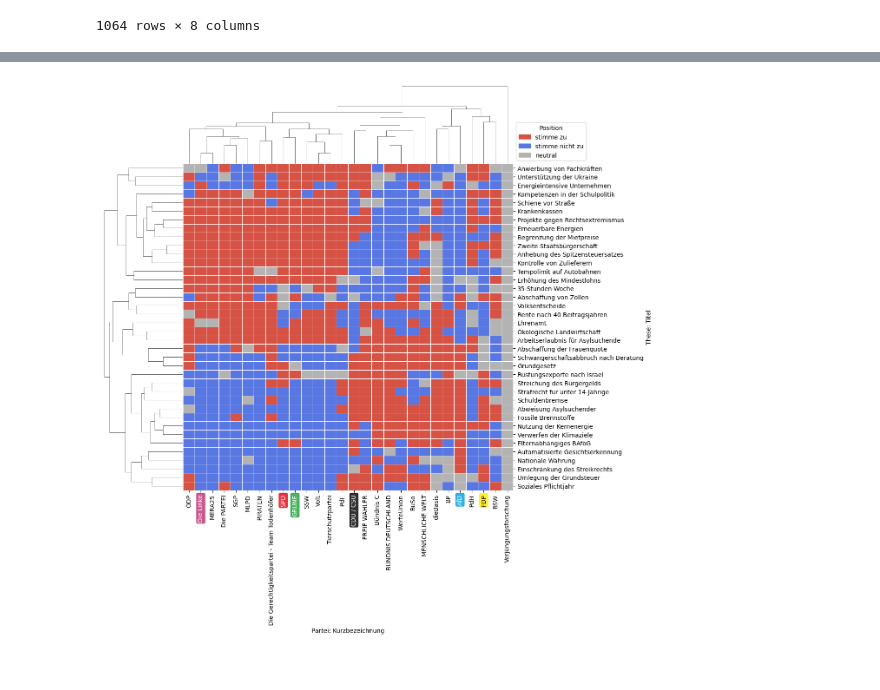
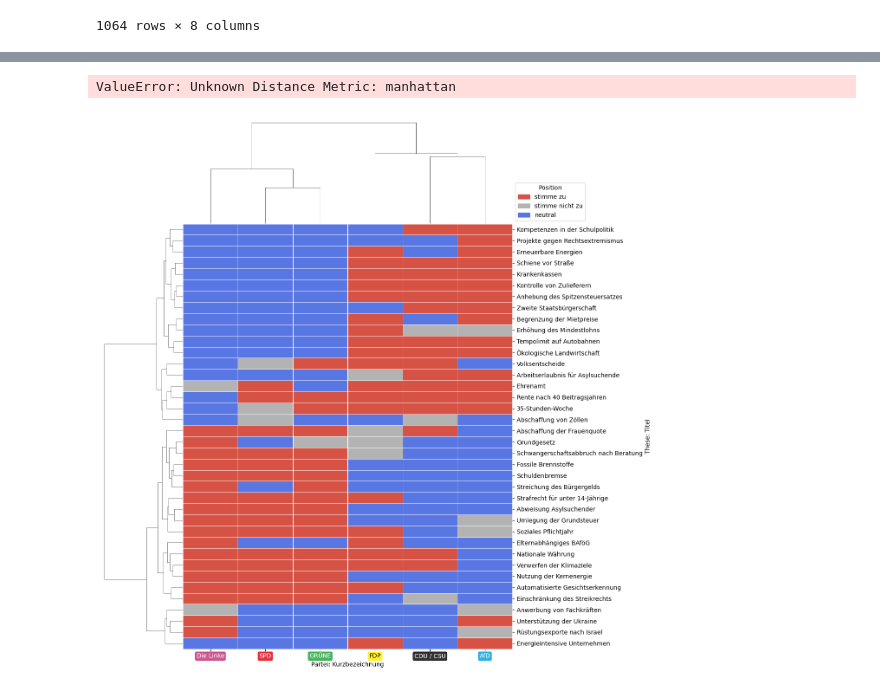
Before and after one commit to AndelasOne/clustering-wahl-o-mat, a Jupyter notebook: agglomerative_clustering.ipynb, the cells around one changed output, grey strips where cells are left out. Saved outputs shown, nothing was run; the diff lists cells and outputs as text; code cells hidden in the pictures.

Commit message:
changed linkage ordering

```diff
--- a/agglomerative_clustering.ipynb
+++ b/agglomerative_clustering.ipynb
@@ -68,8 +80,7 @@ plt.show()
 # %%
 LINKAGE_METHOD = "complete"
-row_linkage = sc.hierarchy.linkage(pivot, method=LINKAGE_METHOD, optimal_ordering=True)
-col_linkage = sc.hierarchy.linkage(pivot.T, method=LINKAGE_METHOD, optimal_ordering=True)
-
+row_linkage = sc.hierarchy.linkage(pivot, method=LINKAGE_METHOD, optimal_ordering=True, metric="manhattan")
+col_linkage = sc.hierarchy.linkage(pivot.T, method=LINKAGE_METHOD, optimal_ordering=True, metric="manhattan")
 
 SIZE = (13, 13)
 grid = sns.clustermap(
@@ -79,6 +90,7 @@ grid = sns.clustermap(
     linewidths=0.5,
     row_linkage=row_linkage,
     col_linkage=col_linkage,
+    # method=LINKAGE_METHOD,
     figsize=SIZE,
 )
 
@@ -110,12 +122,48 @@ for label in grid.ax_heatmap.get_xticklabels():
         label.set_ha("center")
         label.set_fontsize(10)
 
-# Mirror (flip) the plot horizontally by inverting the x-axis:
-grid.ax_heatmap.invert_xaxis()
-grid.ax_col_dendrogram.invert_xaxis()
+
 plt.legend(handles=handles, title='Position', loc='lower left', bbox_to_anchor=(1, 1))
 plt.savefig("clustermap.png", dpi=800)
 
 plt.show()
 # %% [output]
-[figure, removed]
+ValueError: Unknown Distance Metric: manhattan
+# %%
+pivot_reduced = pivot[[party for party in party_colors]]
+
+SIZE = (13, 13)
+grid = sns.clustermap(
+    pivot_reduced,
+    cmap=custom_cmap,
+    row_linkage=row_linkage,
+    cbar_pos=None,
+    linewidths=0.5,
+    figsize=SIZE,
+)
+
+
+def get_text_color(bg_color):
+    if bg_color in ["#000000", "#E3000F", "#BE3075", "#1AA037", "#009CDE"]:
+        return "white"
+    return "black"
+
+for label in grid.ax_heatmap.get_xticklabels():
+    party = label.get_text()
+
+    if party in party_colors:
+        bg_color = party_colors[party]
+        text_color = get_text_color(bg_color)
+
+        label.set_bbox(dict(facecolor=bg_color, edgecolor=bg_color, boxstyle="round,pad=0.2", alpha=0.8))
+        label.set_color(text_color)
+        label.set_ha("center")
+        label.set_fontsize(10)
+
+
+plt.legend(handles=handles, title='Position', loc='lower left', bbox_to_anchor=(1, 1))
+plt.savefig("clustermap.png", dpi=800)
+
+plt.show()
+# %% [output]
+[figure, added]
```
Also changed, not shown: parts of 2 cells of this notebook, 1 other file.
